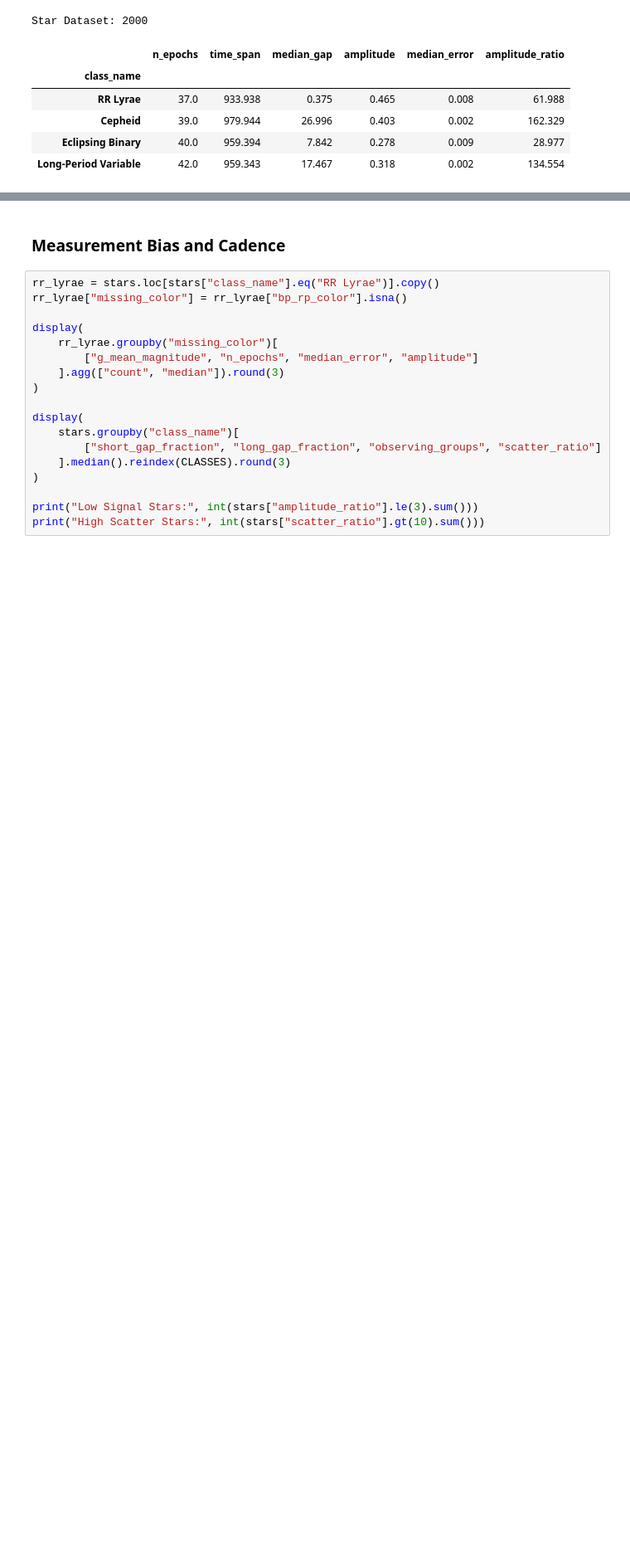
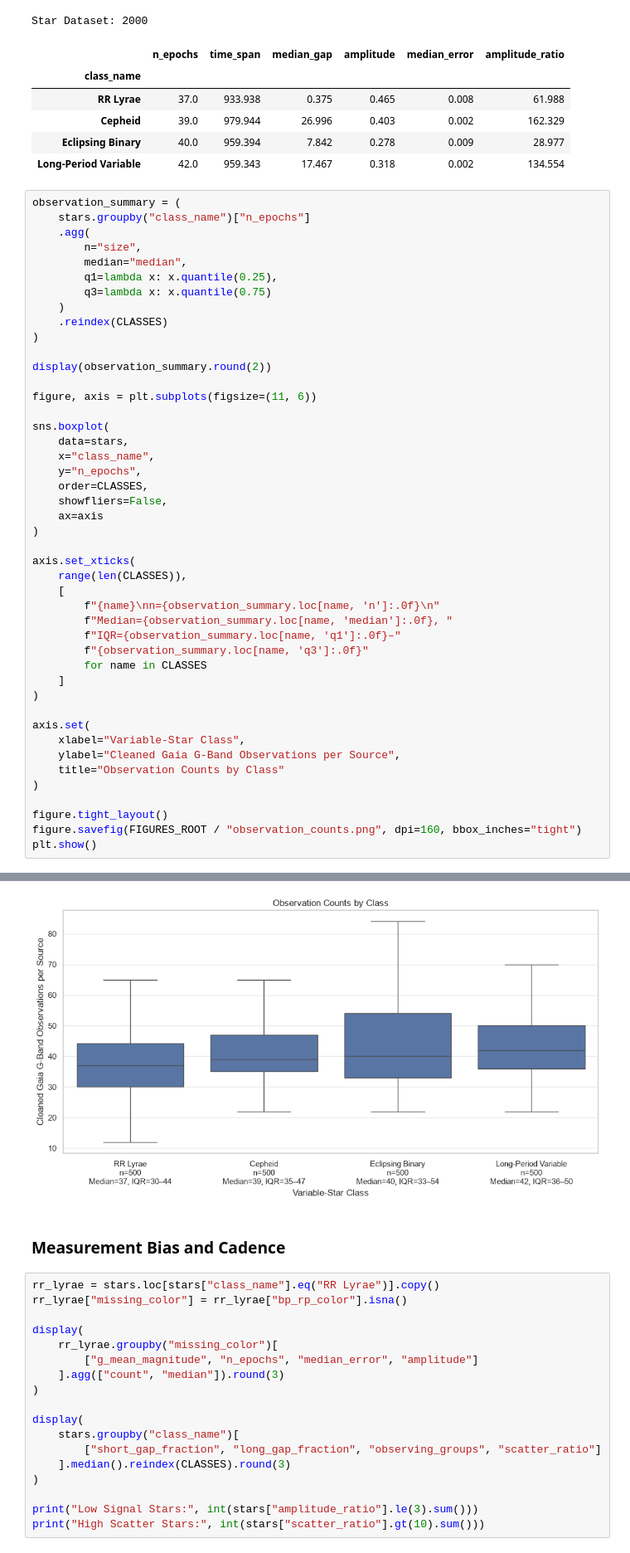
Before and after one commit to sumaitate/gaia-varstars, a Jupyter notebook: notebooks/01_gaia_eda.ipynb, the cells around one changed output, grey strips where cells are left out. Shown at 83% size. Drawn from its saved outputs; the diff is of its cells as text; blank space fills up the shorter version.

```diff
--- a/notebooks/01_gaia_eda.ipynb
+++ b/notebooks/01_gaia_eda.ipynb
@@ -353,3 +374,49 @@ Star Dataset: 2000
 | Cepheid | 39.0 | 979.944 | 26.996 | 0.403 | 0.002 | 162.329 |
 | Eclipsing Binary | 40.0 | 959.394 | 7.842 | 0.278 | 0.009 | 28.977 |
 | Long-Period Variable | 42.0 | 959.343 | 17.467 | 0.318 | 0.002 | 134.554 |
+# %%
+observation_summary = (
+    stars.groupby("class_name")["n_epochs"]
+    .agg(
+        n="size",
+        median="median",
+        q1=lambda x: x.quantile(0.25),
+        q3=lambda x: x.quantile(0.75)
+    )
+    .reindex(CLASSES)
+)
+
+display(observation_summary.round(2))
+
+figure, axis = plt.subplots(figsize=(11, 6))
+
+sns.boxplot(
+    data=stars,
+    x="class_name",
+    y="n_epochs",
+    order=CLASSES,
+    showfliers=False,
+    ax=axis
+)
+
+axis.set_xticks(
+    range(len(CLASSES)),
+    [
+        f"{name}\nn={observation_summary.loc[name, 'n']:.0f}\n"
+        f"Median={observation_summary.loc[name, 'median']:.0f}, "
+        f"IQR={observation_summary.loc[name, 'q1']:.0f}–"
+        f"{observation_summary.loc[name, 'q3']:.0f}"
+        for name in CLASSES
+    ]
+)
+
+axis.set(
+    xlabel="Variable-Star Class",
+    ylabel="Cleaned Gaia G-Band Observations per Source",
+    title="Observation Counts by Class"
+)
+
+figure.tight_layout()
+figure.savefig(FIGURES_ROOT / "observation_counts.png", dpi=160, bbox_inches="tight")
+plt.show()
+# %% [output]
@@ -356,3 +429,4 @@ Star Dataset: 2000
+[figure, added]
 # %% [markdown]
 ### Measurement Bias and Cadence
 # %%
```
Also changed, not shown: parts of 64 cells of this notebook, 10 other files.
